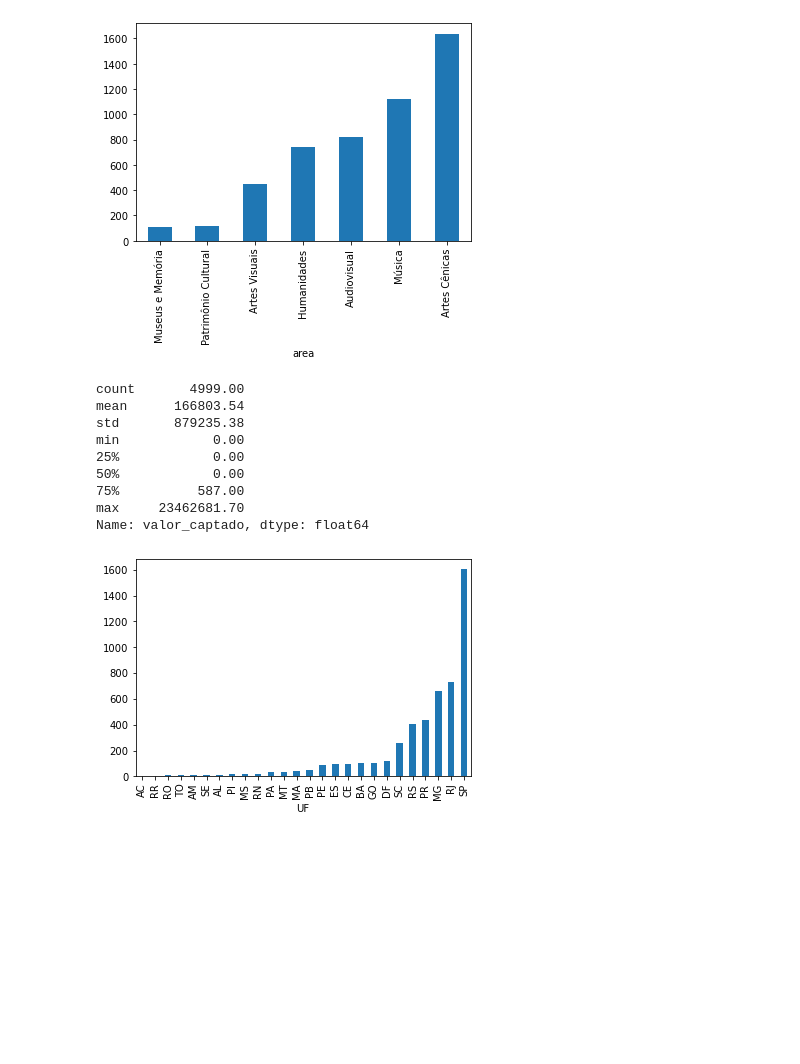
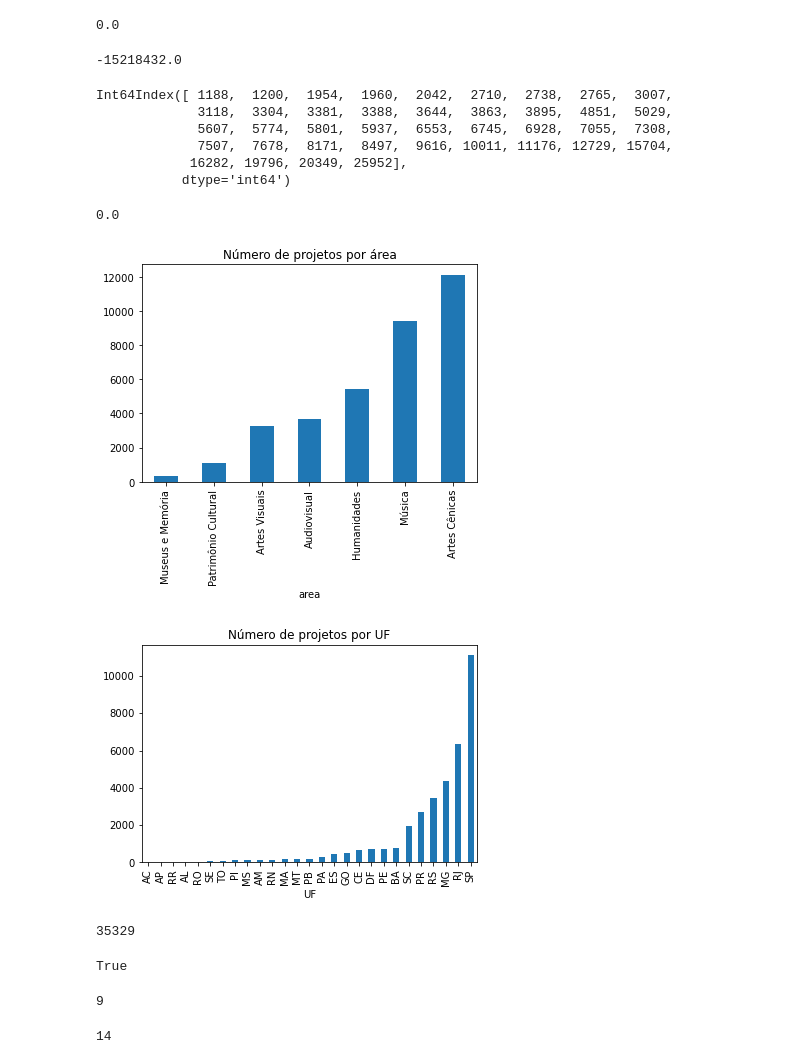
Before and after one commit to SanDiegoCastilho/mineracao_de_dados, a Jupyter notebook: analise_estatistica.ipynb, the cells around one changed output. Saved outputs shown, nothing was run; the diff lists cells and outputs as text; code cells hidden in the pictures; blank space fills up the shorter version.

```diff
--- a/analise_estatistica.ipynb
+++ b/analise_estatistica.ipynb
@@ -20,0 +74,8 @@ projetos
+# %%
+plt.style.use("ggplot")
+plt.figure(figsize = (8, 6))
+plt.title("Numero de projetos acima ou abaixo da média de valor aprovado")
+dist_medias.groupby('acima_da_media').size().sort_values().plot(kind='bar')
+plt.xlabel("Classificação")
+plt.ylabel("Quantidade")
+plt.show()
@@ -20,0 +84,7 @@ projetos
+# %%
+plt.style.use("ggplot")
+plt.figure(figsize = (20, 12))
+
+projetos[projetos['valor_captado'] > media_valor_captado]['valor_captado'].plot(kind='bar')
+plt.show()
+#plt.scatter(x, y, color='red')
@@ -21,7 +93,30 @@ projetos
+# %%
+projetos['valor_proposta'].min()
+# %% [output]
+0.0
+# %%
+projetos['valor_aprovado'].min()
+# %% [output]
+-15218432.0
+# %%
+valores_negativos = projetos[projetos['valor_aprovado'] < 0].index
+valores_negativos
+# %% [output]
+Int64Index([ 1188,  1200,  1954,  1960,  2042,  2710,  2738,  2765,  3007,
+             3118,  3304,  3381,  3388,  3644,  3863,  3895,  4851,  5029,
+             5607,  5774,  5801,  5937,  6553,  6745,  6928,  7055,  7308,
+             7507,  7678,  8171,  8497,  9616, 10011, 11176, 12729, 15704,
+            16282, 19796, 20349, 25952],
+           dtype='int64')
+# %%
+projetos.drop(valores_negativos, inplace=True)
+# %%
+projetos['valor_aprovado'].min()
+# %% [output]
+0.0
 # %%
-import matplotlib.pyplot as plt
-
 projetos.groupby("area")["area"].size().sort_values().plot(kind='bar')
+plt.title("Número de projetos por área")
 plt.show()
 # %% [output]
-[figure, old version]
+[figure, new version]
@@ -30,17 +123,16 @@ pd.set_option('display.float_format', lambda x: '%.2f' % x)
-# %%
-projetos['valor_captado'].describe()
-# %% [output]
-count       4999.00
-mean      166803.54
-std       879235.38
-min            0.00
-25%            0.00
-50%            0.00
-75%          587.00
-max     23462681.70
-Name: valor_captado, dtype: float64
 # %%
 projetos.groupby('UF')['UF'].size().sort_values().plot(kind='bar')
+plt.title("Número de projetos por UF")
 plt.show()
 # %% [output]
-[figure, old version]
+[figure, new version]
+# %%
+aprovados = projetos['valor_aprovado']
+aprovados = list(aprovados)
+len(aprovados)
+# %% [output]
+35329
+# %%
+isinstance(aprovados, list)
+# %% [output]
+True
@@ -46,0 +149,10 @@ plt.show()
+# %%
+k = math.ceil(1 + 3.3 * math.log10(len(medias) ))
+k
+# %% [output]
+9
+# %%
+k = int(math.sqrt( len(medias) ))
+k
+# %% [output]
+14
```
Also changed, not shown: parts of 18 cells of this notebook, 3 other files.
